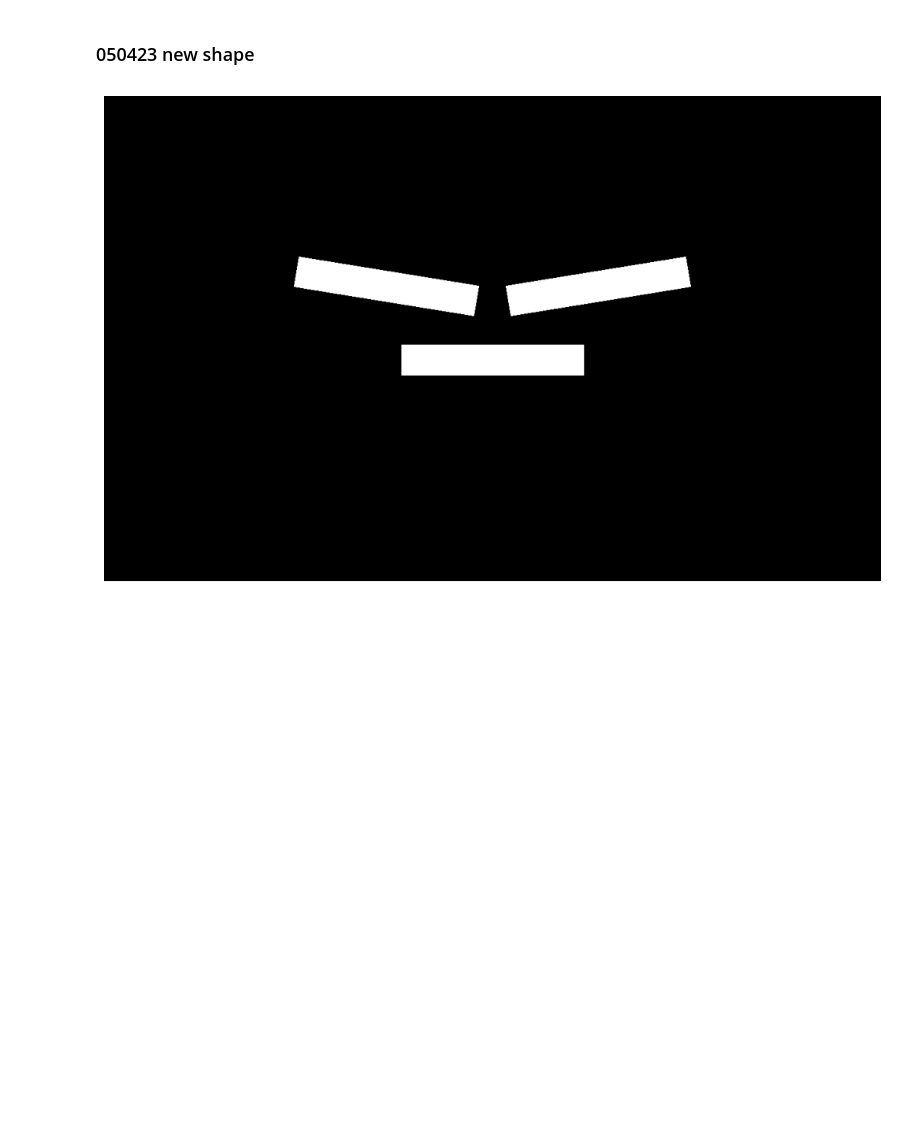
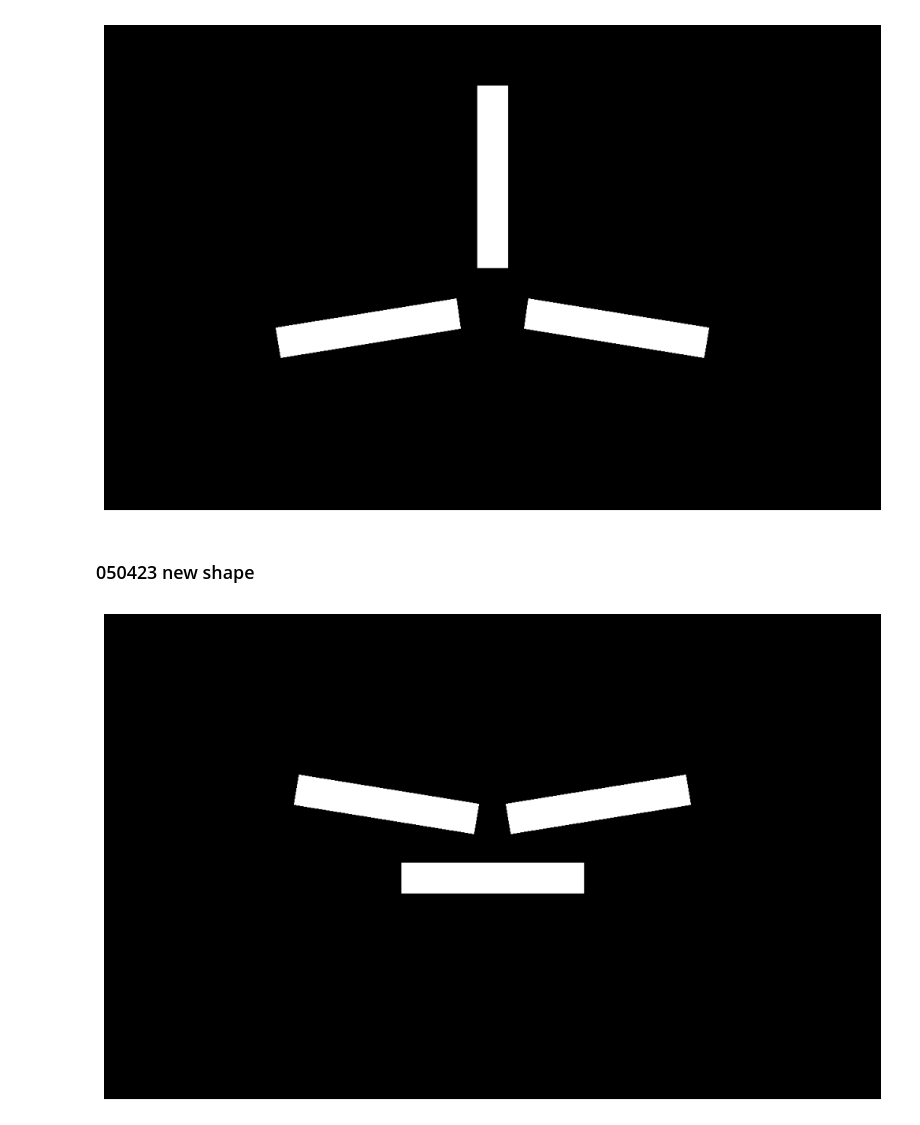
Before and after one commit to scliu7/useful_stuff, a Jupyter notebook: active_matters/draw_bars/draw_bar_from_coord.ipynb, the cells around one changed output. Saved outputs shown, nothing was run; the diff lists cells and outputs as text; code cells hidden in the pictures; blank space fills up the shorter version.

Commit message:
draw bar code

```diff
--- a/active_matters/draw_bars/draw_bar_from_coord.ipynb
+++ b/active_matters/draw_bars/draw_bar_from_coord.ipynb
@@ -108,3 +108,27 @@ plt.show()
+# %%
+# Define input values
+size = (50, 300)  # width, height
+coords = [(-100, 204.082), (-100, -204.082), (150, 0)]  # x, y coordinates of bars
+angles = [-99.184, 99.184, 0]  # angles of bars
+# coords = [(-285, 0), (-100, 204.082), (-100, -204.082), (150, 0)]  # x, y coordinates of bars
+# angles = [90, -99.184, 99.184, 0]  # angles of bars
+# Rotate the bar configuration by 90 degrees
+rotation_angle = 90
+rotated_coords, rotated_angles = rotate_configuration(coords, angles, rotation_angle)
+
+
+image = draw_bars(size, rotated_coords, rotated_angles)
+
+# Save the image as a TIFF file
+save_tiff('translation_2_and_1_bars', image)
+
+# Display the image
+plt.figure(figsize=(12.8, 8))
+plt.imshow(image, cmap='gray', origin='upper')
+plt.axis('off')
+plt.show()
+# %% [output]
+[figure, added]
 # %% [markdown]
 ### 050423 new shape
 # %%
```
Also changed, not shown: parts of 5 cells of this notebook.
